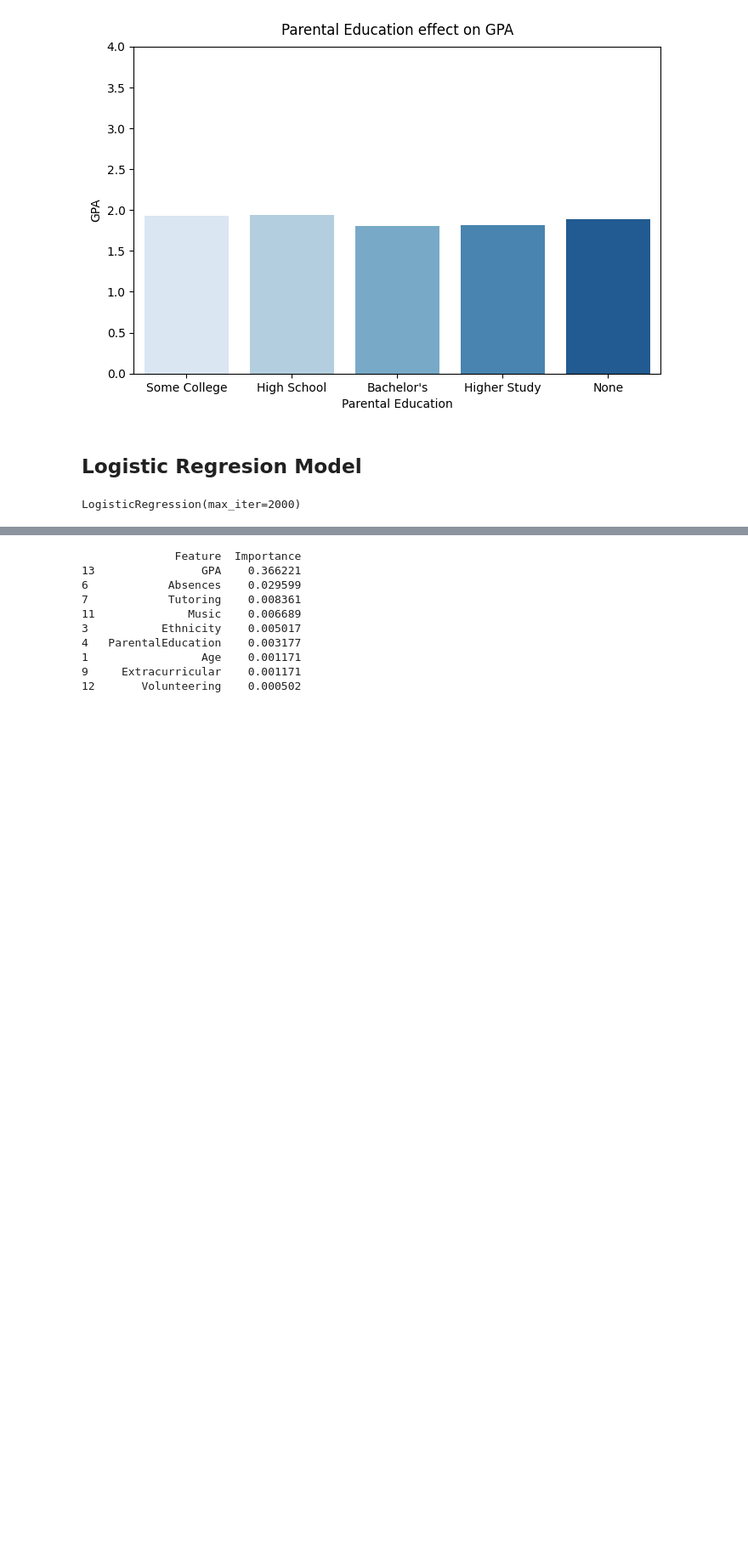
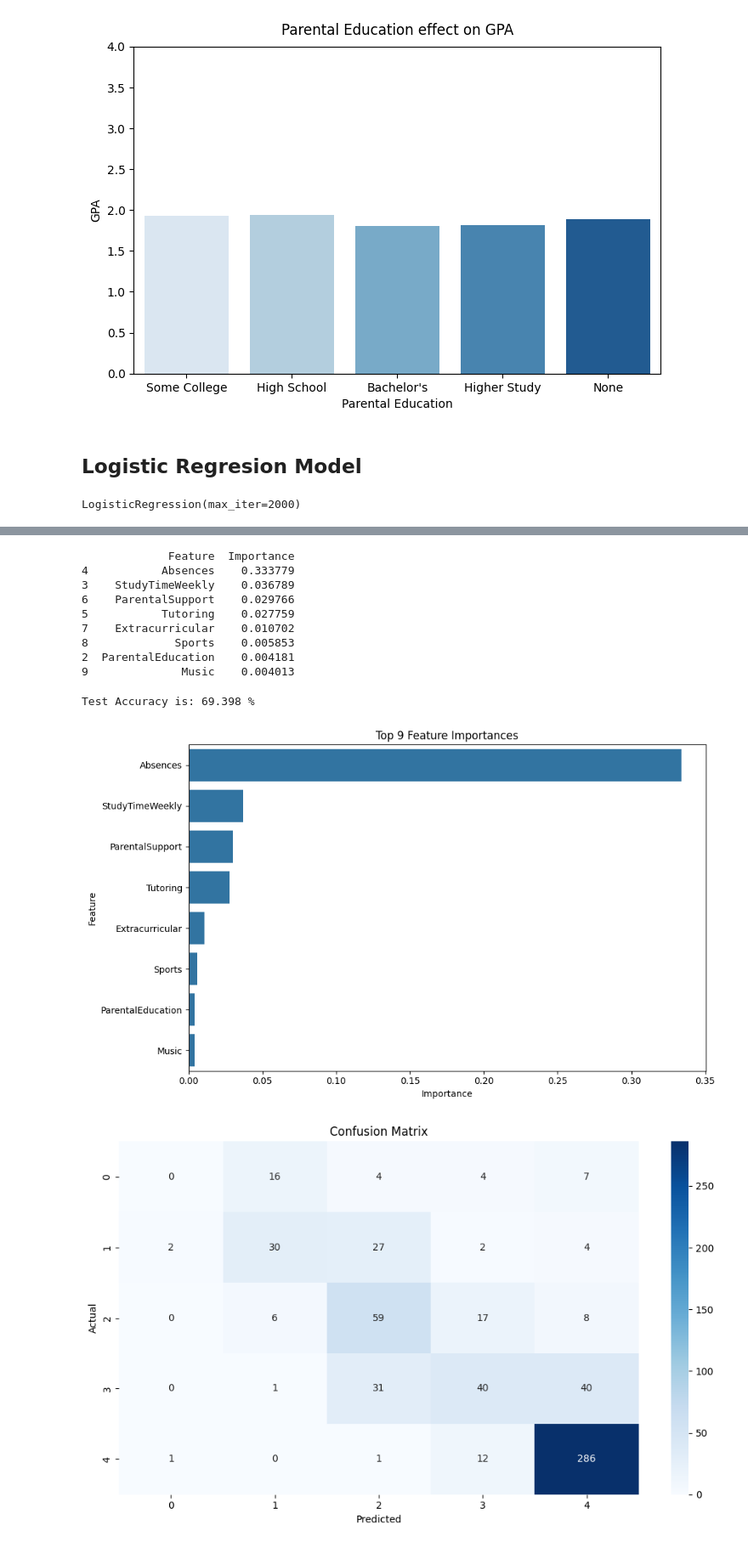
Before and after one commit to BeardedSeal77/MLG382_Guided_Project, a Jupyter notebook: Notebooks/models/Logistic_regresion.ipynb, the cells around one changed output, grey strips where cells are left out. Shown: that part at 85% size. Saved outputs shown, nothing was run; the diff lists cells and outputs as text; code cells hidden in the pictures; blank space fills up the shorter version.

```diff
--- a/Notebooks/models/Logistic_regresion.ipynb
+++ b/Notebooks/models/Logistic_regresion.ipynb
@@ -301,6 +304,7 @@ if all(col in df_cleaned.columns for col in ["ParentalEducation", "GPA"]):
 # %% [markdown]
 ## Logistic Regresion Model
 # %%
+df = pd.read_csv('../../Data/Student_performance_non_scaled.csv')
 # Feature engineering
 def engineer_features(df):
     # Create copies
@@ -353,13 +357,45 @@ importance_df = pd.DataFrame({'Feature': X.columns,'Importance': result['importa
 
 print(importance_df)
 # %% [output]
-              Feature  Importance
-13                GPA    0.366221
-6            Absences    0.029599
-7            Tutoring    0.008361
-11              Music    0.006689
-3           Ethnicity    0.005017
-4   ParentalEducation    0.003177
-1                 Age    0.001171
-9     Extracurricular    0.001171
-12       Volunteering    0.000502
+             Feature  Importance
+4           Absences    0.333779
+3    StudyTimeWeekly    0.036789
+6    ParentalSupport    0.029766
+5           Tutoring    0.027759
+7    Extracurricular    0.010702
+8             Sports    0.005853
+2  ParentalEducation    0.004181
+9              Music    0.004013
+# %%
+# Plot feature importance
+plt.figure(figsize=(10, 6))
+sns.barplot(x='Importance', y='Feature', data=importance_df.head(9))
+plt.title('Top 9 Feature Importances')
+plt.tight_layout()
+plt.savefig('../../artifacts/plots/LR_feature_importance.png')
+
+# Test Accuracy
+test_accuracy = accuracy_score(y_test, y_pred)
+print("\nTest Accuracy is:", round(test_accuracy * 100,3,), "%" )
+
+# Confusion matrix
+plt.figure(figsize=(10, 6))
+cm = confusion_matrix(y_test, y_pred)
+sns.heatmap(cm, annot=True, fmt='d', cmap='Blues')
+plt.title('Confusion Matrix')
+plt.xlabel('Predicted')
+plt.ylabel('Actual')
+plt.tight_layout()
+plt.savefig('../../artifacts/plots/LR_confusion_matrix.png')
+
+
+# Classification report as PNG
+plt.figure(figsize=(10, 6))
+plt.text(0.01, 0.99, classification_report(y_test, y_pred))
+plt.axis('off')
+plt.title('Classification Report')
+plt.savefig('../../artifacts/plots/LR_classification_report.png')
+# %% [output]
+Test Accuracy is: 69.398 %
+[figure, added]
+[figure, added]
```
Also changed, not shown: parts of 5 cells of this notebook, 6 other files.
